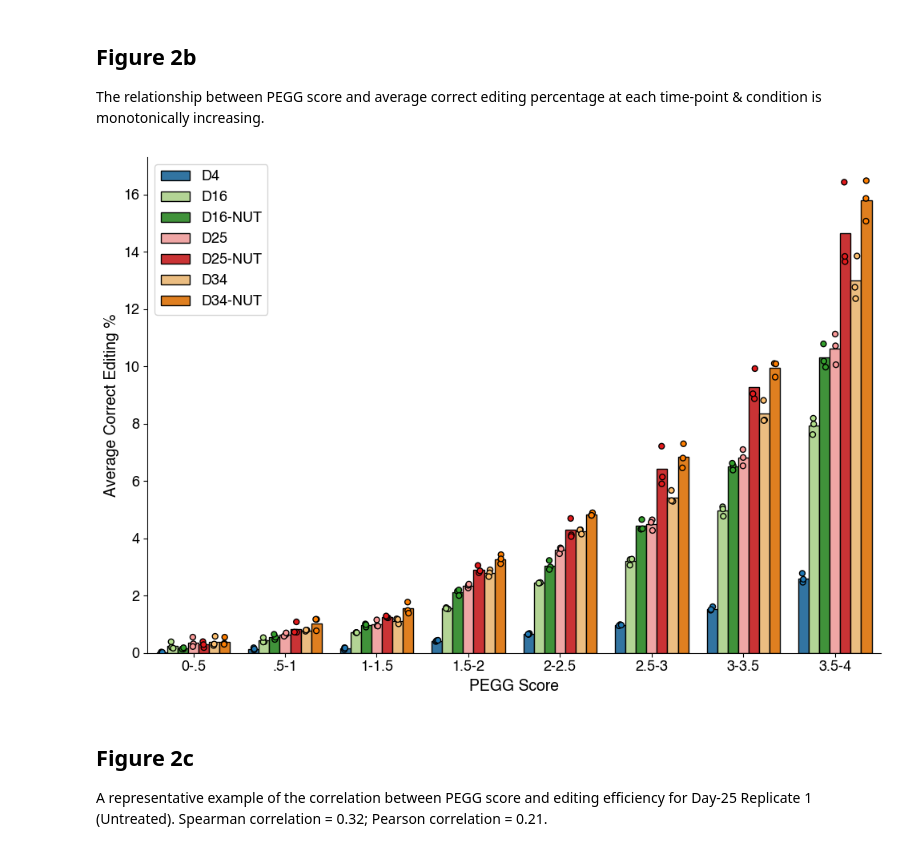
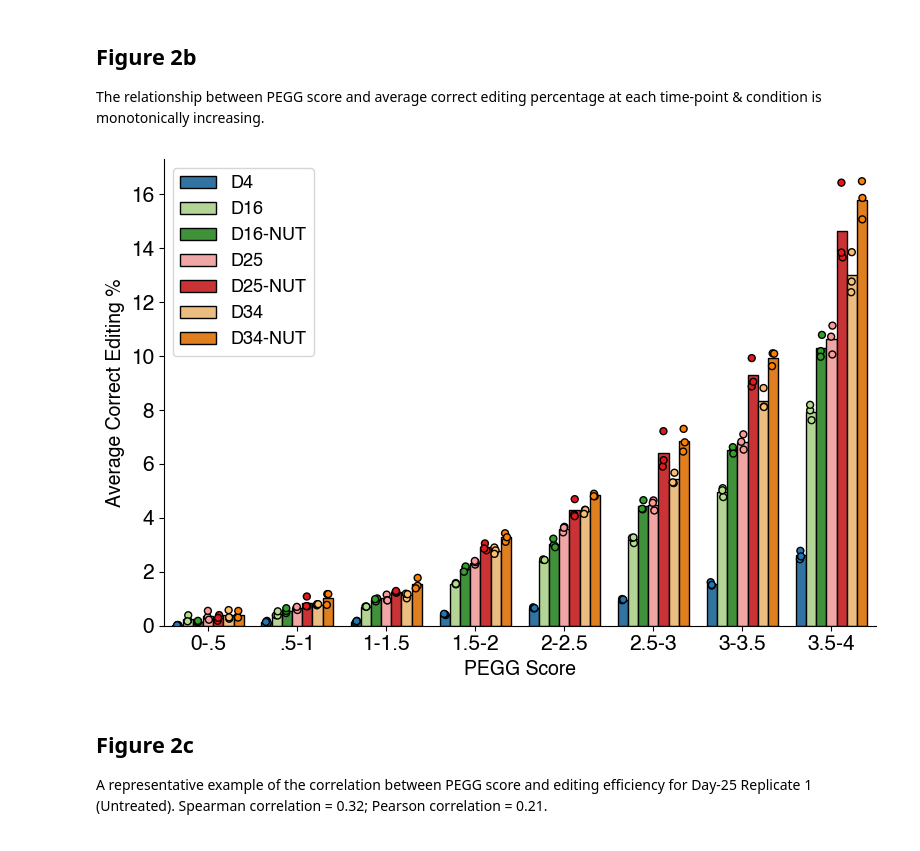
Before and after one commit to samgould2/p53-prime-editing-sensor, a Jupyter notebook: figure2.ipynb, the cells around one changed output. Cells and saved outputs as stored; diff of their text form; code cells hidden in the pictures.

Commit message:
figure updates

```diff
--- a/figure2.ipynb
+++ b/figure2.ipynb
@@ -160,36 +160,37 @@ avgavg = np.array(avgavg)
 conditions = [i[:-5] for i in samples[1:]]
 bb = ['0-.5', '.5-1', '1-1.5', '1.5-2', '2-2.5', '2.5-3', '3-3.5', '3.5-4']
 
 dh = []
 for i, val in enumerate(samples[1:]):
 
     a = pd.DataFrame(dict(zip(['sample', 'condition', 'bin', 'edit_avg'], [[val]*8, [conditions[i]]*8, bb, avgavg[i]])))
     dh.append(a)
 
 d_pegg = pd.concat(dh)
 
 
 
 from matplotlib.colors import ListedColormap
 
 cmap = plt.cm.get_cmap('Paired')
 custom_cmap = ListedColormap(cmap(range(1, 9)))
 colors = [custom_cmap(i) for i in range(9)]
 
 
-fig, ax = plt.subplots(figsize=(10,7))
+fig, ax = plt.subplots(figsize=(8,5.5))
 g = sns.barplot(data=d_pegg, x='bin', y='edit_avg', hue='condition', ax=ax, linewidth=1, edgecolor='black', errorbar=None, palette=colors)
+#NOTE: for some reason, there's an error with categorical hue values for stripplots, unless you use seaborn==0.12.2
 g = sns.stripplot(data=d_pegg, x='bin', y='edit_avg', hue='condition', ax=ax, linewidth=1, edgecolor='black', legend=False, dodge=True, palette=colors)
 ax.spines['top'].set_visible(False)
 ax.spines['right'].set_visible(False)
 ax.legend(fontsize=13)
-ax.tick_params(axis='both', which='major', labelsize=13)
+ax.tick_params(axis='both', which='major', labelsize=15)
 
 ax.set_ylabel("Average Correct Editing %", fontsize=14)
 ax.set_xlabel("PEGG Score", fontsize=14)
 fig.tight_layout()
 # %% [output]
-[figure, old version]
+[figure, new version]
 # %% [markdown]
 ## Figure 2c
 
```
Also changed, not shown: 1 other file.
